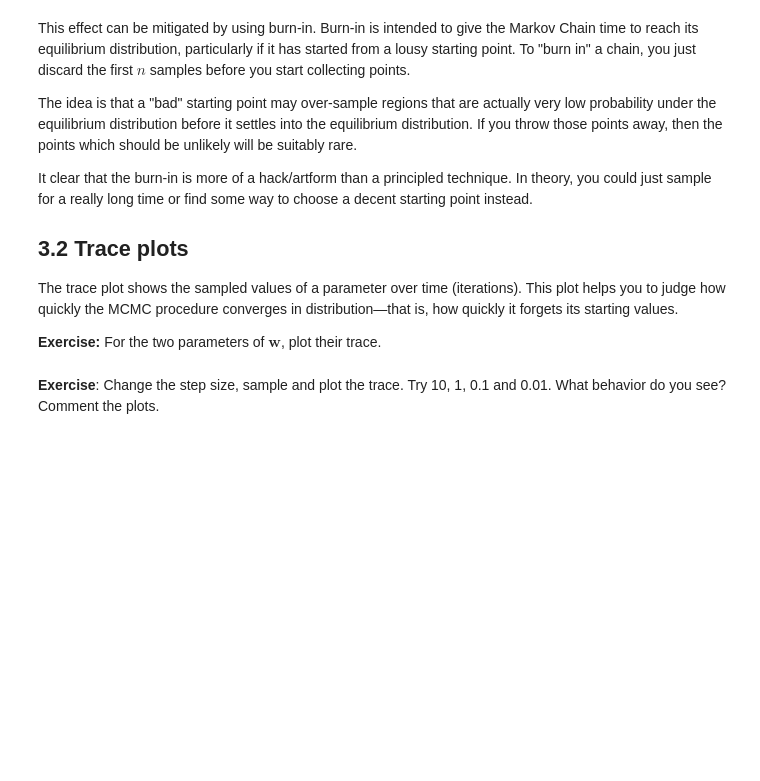
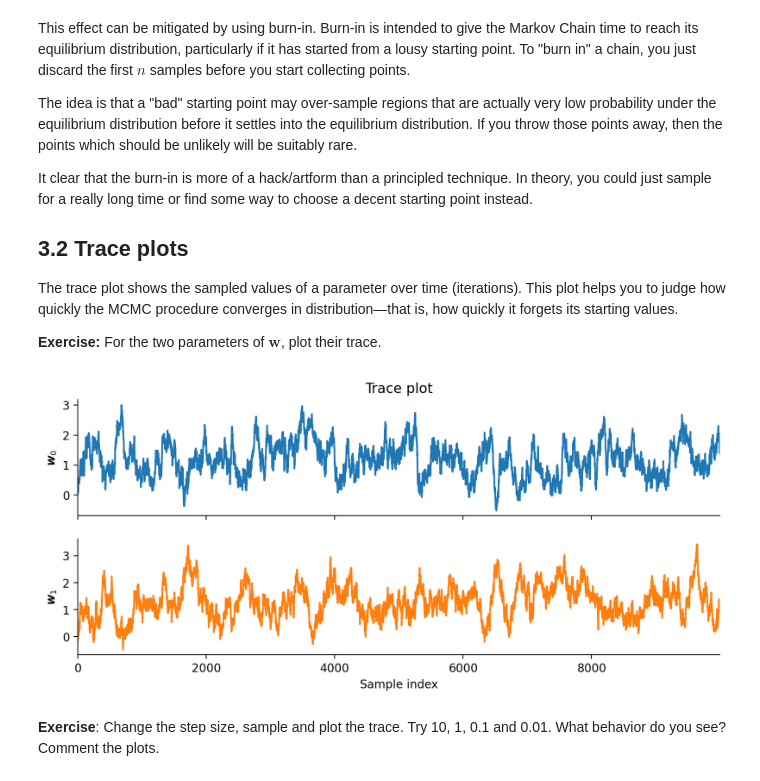
Before and after one commit to annalithell/asi-labs, a Jupyter notebook: lab_week2/Bayesian_Logistic_Regression_MCMC.ipynb, the cells around one changed output. Saved outputs shown, nothing was run; the diff lists cells and outputs as text; code cells hidden in the pictures; blank space fills up the shorter version.

```diff
--- a/lab_week2/Bayesian_Logistic_Regression_MCMC.ipynb
+++ b/lab_week2/Bayesian_Logistic_Regression_MCMC.ipynb
@@ -301,15 +308,20 @@ The trace plot shows the sampled values of a parameter over time (iterations). T
 **Exercise:**
 For the two parameters of $\boldsymbol{w}$, plot their trace.
 # %%
-w_init = [0, 0]
+w_init = np.array([0, 0])
+samples = run_sampling(w_init.T, 10000, step_size=0.1)
 
 fig, (ax0, ax1) = plt.subplots(2, 1, figsize=[10, 4], sharex=True)
 
-# @@ COMPLETE @@
+ax0.plot(samples[:, 0], label=r"$\boldsymbol{w}_0$", color="tab:blue")
+ax1.plot(samples[:, 1], label=r"$\boldsymbol{w}_1$", color="tab:orange")
+
 ax0.set_ylabel(r"$\boldsymbol{w}_0$")
 ax1.set_ylabel(r"$\boldsymbol{w}_1$")
 ax0.set_title("Trace plot")
 ax1.set_xlabel(r"Sample index")
 plt.show()
+# %% [output]
+[figure, added]
 # %% [markdown]
 **Exercise**: Change the step size, sample and plot the trace. Try 10, 1, 0.1 and 0.01. What behavior do you see? Comment the plots.
```
Also changed, not shown: parts of 12 cells of this notebook.
